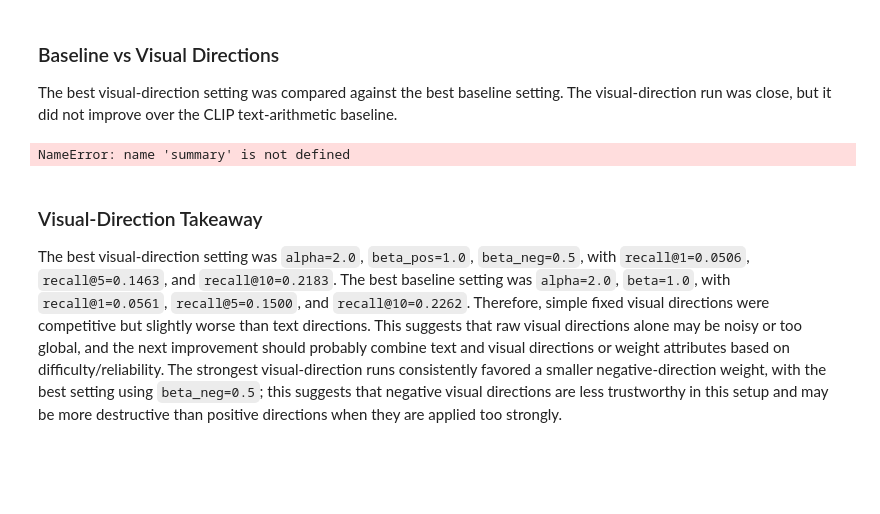
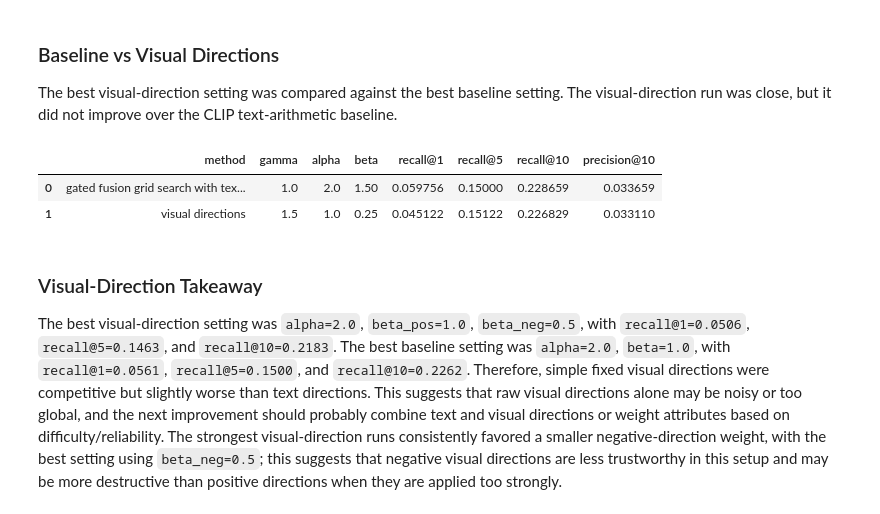
Before and after one commit to rimsha-afzal/compositional-image-retrieval, a Jupyter notebook: notebooks/working_notebook.ipynb, the cells around one changed output. Drawn from its saved outputs; the diff is of its cells as text; code cells hidden in the pictures; blank space fills up the shorter version.

```diff
--- a/notebooks/working_notebook.ipynb
+++ b/notebooks/working_notebook.ipynb
@@ -699,36 +833,36 @@ visual_summary.head(5)[[
 
 The best visual-direction setting was compared against the best baseline setting. The visual-direction run was close, but it did not improve over the CLIP text-arithmetic baseline.
 # %%
-best_baseline = summary.sort_values("recall@10", ascending=False).iloc[0]
-best_visual = visual_summary.sort_values("recall@10", ascending=False).iloc[0]
+best_baseline = grid_summary.sort_values("recall@10", ascending=False).iloc[0]
+best_visual = visual_grid_summary.sort_values("recall@10", ascending=False).iloc[0]
 
 comparison = pd.DataFrame([
     {
-        "method": "CLIP text arithmetic baseline",
+        "method": "gated fusion grid search with text directions",
+        "gamma": 1.0,
         "alpha": best_baseline["alpha"],
         "beta": best_baseline["beta"],
-        "beta_pos": None,
-        "beta_neg": None,
         "recall@1": best_baseline["recall@1"],
         "recall@5": best_baseline["recall@5"],
         "recall@10": best_baseline["recall@10"],
         "precision@10": best_baseline["precision@10"],
     },
     {
         "method": "visual directions",
+        "gamma": best_visual["gamma"],
         "alpha": best_visual["alpha"],
-        "beta": None,
-        "beta_pos": best_visual["beta_pos"],
-        "beta_neg": best_visual["beta_neg"],
+        "beta": best_visual["beta"],
         "recall@1": best_visual["recall@1"],
         "recall@5": best_visual["recall@5"],
         "recall@10": best_visual["recall@10"],
         "precision@10": best_visual["precision@10"],
     },
 ])
 comparison
 # %% [output]
-NameError: name 'summary' is not defined
+|  | method | gamma | alpha | beta | recall@1 | recall@5 | recall@10 | precision@10 |
+| 0 | gated fusion grid search with tex... | 1.0 | 2.0 | 1.50 | 0.059756 | 0.15000 | 0.228659 | 0.033659 |
+| 1 | visual directions | 1.5 | 1.0 | 0.25 | 0.045122 | 0.15122 | 0.226829 | 0.033110 |
 # %% [markdown]
 ### Visual-Direction Takeaway
 
```
Also changed, not shown: parts of 9 cells of this notebook.
